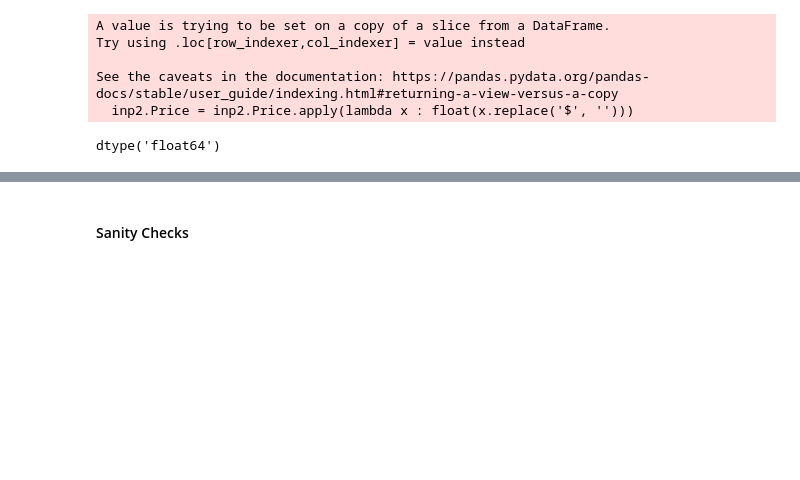
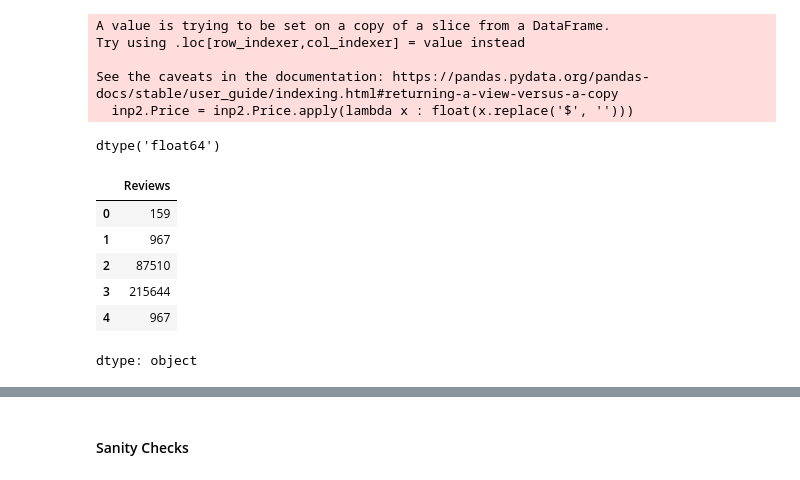
Before and after one commit to viveksharma-niet/Case-Study-Mind-Map, a Jupyter notebook: Case Study Notebook/Data Visualisation in Python - Case Study.ipynb, the cells around one changed output, grey strips where cells are left out. Saved outputs shown, nothing was run; the diff lists cells and outputs as text; code cells hidden in the pictures; blank space fills up the shorter version.

```diff
--- a/Case Study Notebook/Data Visualisation in Python - Case Study.ipynb
+++ b/Case Study Notebook/Data Visualisation in Python - Case Study.ipynb
@@ -290,5 +289,14 @@ inp2.Price.dtype
 dtype('float64')
 # %%
 #Analyse the Reviews column
+inp2.Reviews.head()
+# %% [output]
+|  | Reviews |
+| 0 | 159 |
+| 1 | 967 |
+| 2 | 87510 |
+| 3 | 215644 |
+| 4 | 967 |
+dtype: object
 # %%
 #Change the dtype of this column
```
Also changed, not shown: parts of 10 cells of this notebook.
